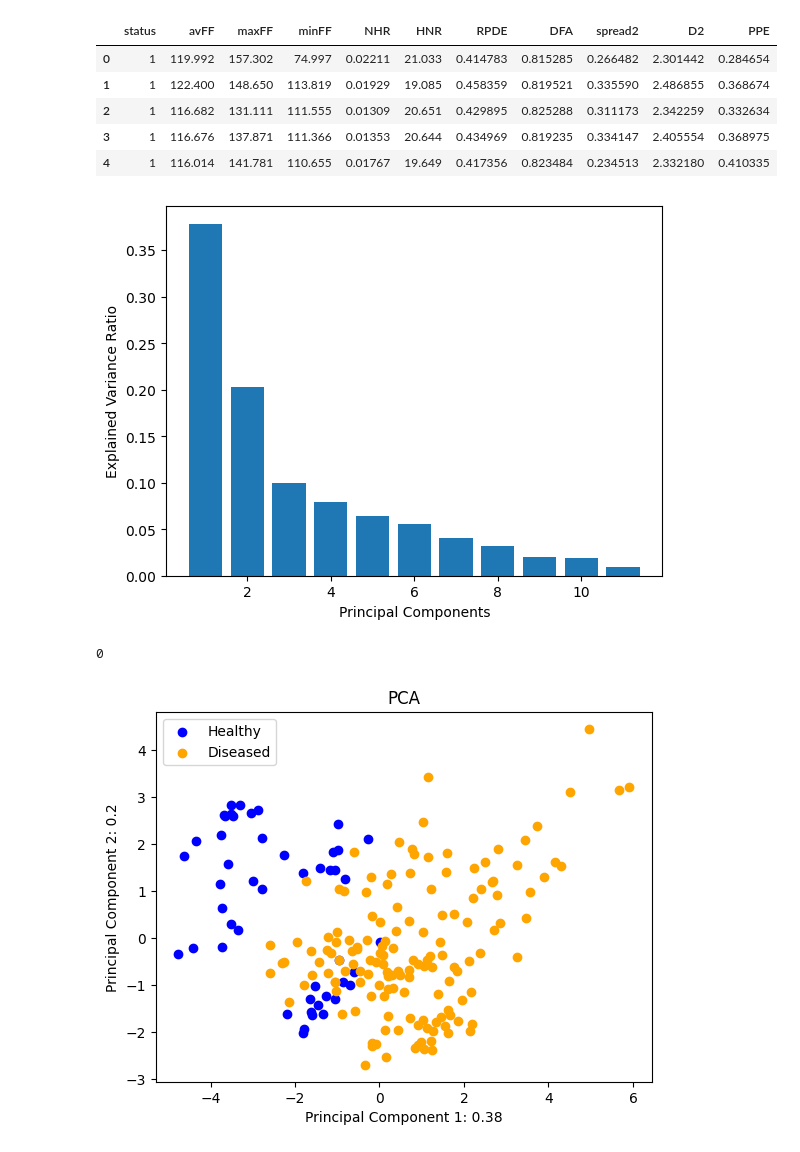
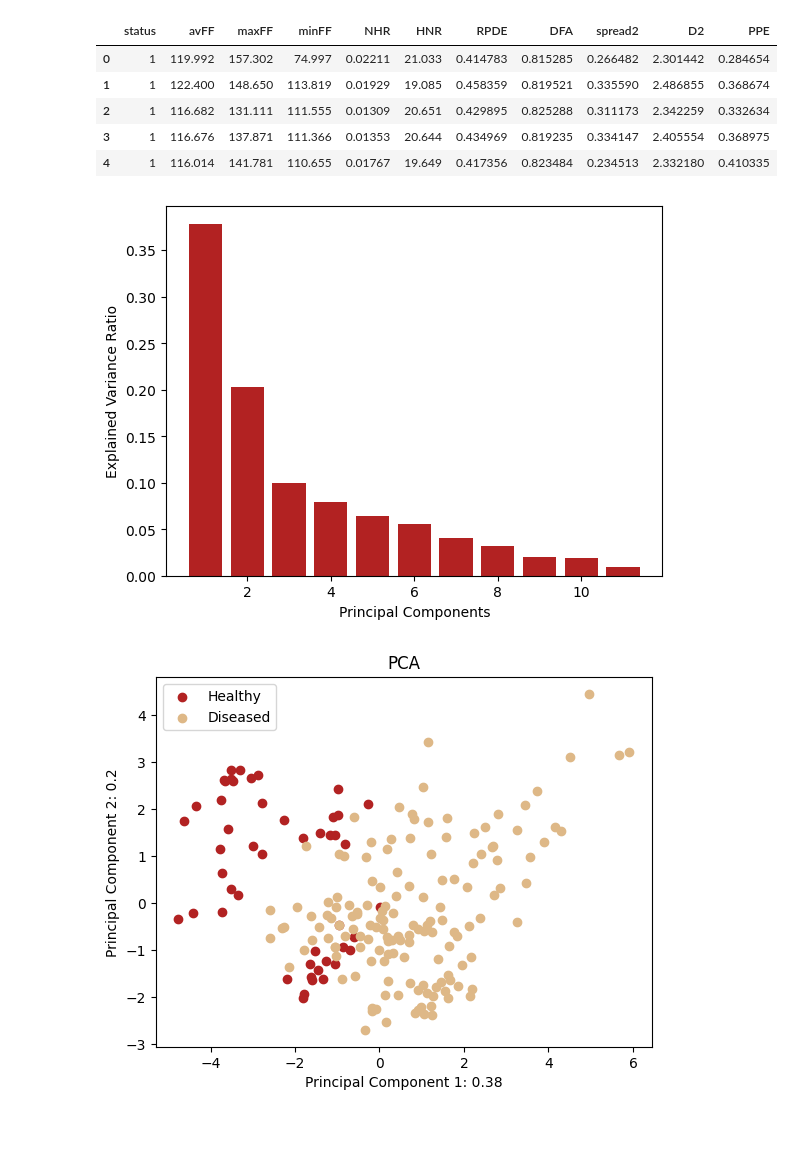
Before and after one commit to dparedga/SP_LAB, a Jupyter notebook: collaborator_1.ipynb, the cells around one changed output. Drawn from its saved outputs; the diff is of its cells as text; code cells hidden in the pictures.

```diff
--- a/collaborator_1.ipynb
+++ b/collaborator_1.ipynb
@@ -322,33 +325,32 @@ dfff.head()
 # %%
 scaler = StandardScaler()
 scaled_data = scaler.fit_transform(dfff)
 
 # Perform PCA
 pca = PCA()
 pca_result = pca.fit_transform(scaled_data)
 
 # Explained variance ratio
 explained_variance_ratio = pca.explained_variance_ratio_
 
 # Plotting the explained variance
-plt.bar(range(1, len(explained_variance_ratio) + 1), explained_variance_ratio)
+plt.bar(range(1, len(explained_variance_ratio) + 1), explained_variance_ratio, color='firebrick')
 plt.xlabel('Principal Components')
 plt.ylabel('Explained Variance Ratio')
 plt.show()
 # %% [output]
-[figure, old version]
+[figure, new version]
 # %%
 # Create a DataFrame with the principal components
 pc_df = pd.DataFrame(data=pca_result[:,:2], columns=['PC1', 'PC2'])
 pc_df.insert(0, 'status', status_column)
 pc_df['status'] = pc_df['status'].astype('category')
-print(pc_df['status'].isna().sum())
 
 healthy = pc_df[pc_df['status'] == '0']
 parkinson_disease = pc_df[pc_df['status'] == '1']
 
-plt.scatter(healthy['PC1'], healthy['PC2'], label='Healthy', c='blue')
-plt.scatter(parkinson_disease['PC1'], parkinson_disease['PC2'], label='Diseased', c='orange')
+plt.scatter(healthy['PC1'], healthy['PC2'], label='Healthy', c='firebrick')
+plt.scatter(parkinson_disease['PC1'], parkinson_disease['PC2'], label='Diseased', c='burlywood')
 
 plt.xlabel(f'Principal Component 1: {round(explained_variance_ratio[0],2)}')
 plt.ylabel(f'Principal Component 2: {round(explained_variance_ratio[1],2)}')
@@ -356,5 +358,4 @@ plt.title('PCA')
 plt.legend()
 plt.show()
 # %% [output]
-0
-[figure, old version]
+[figure, new version]
```
Also changed, not shown: parts of 36 cells of this notebook.
